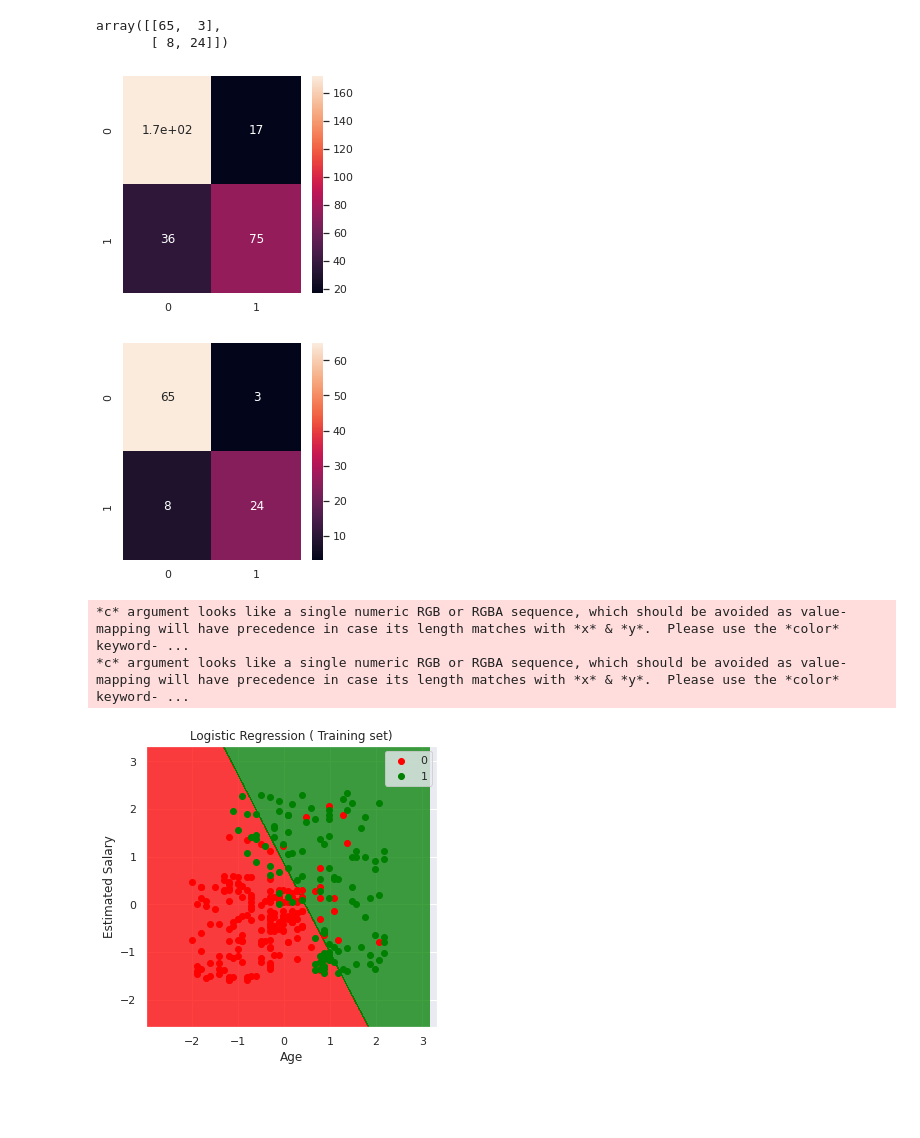
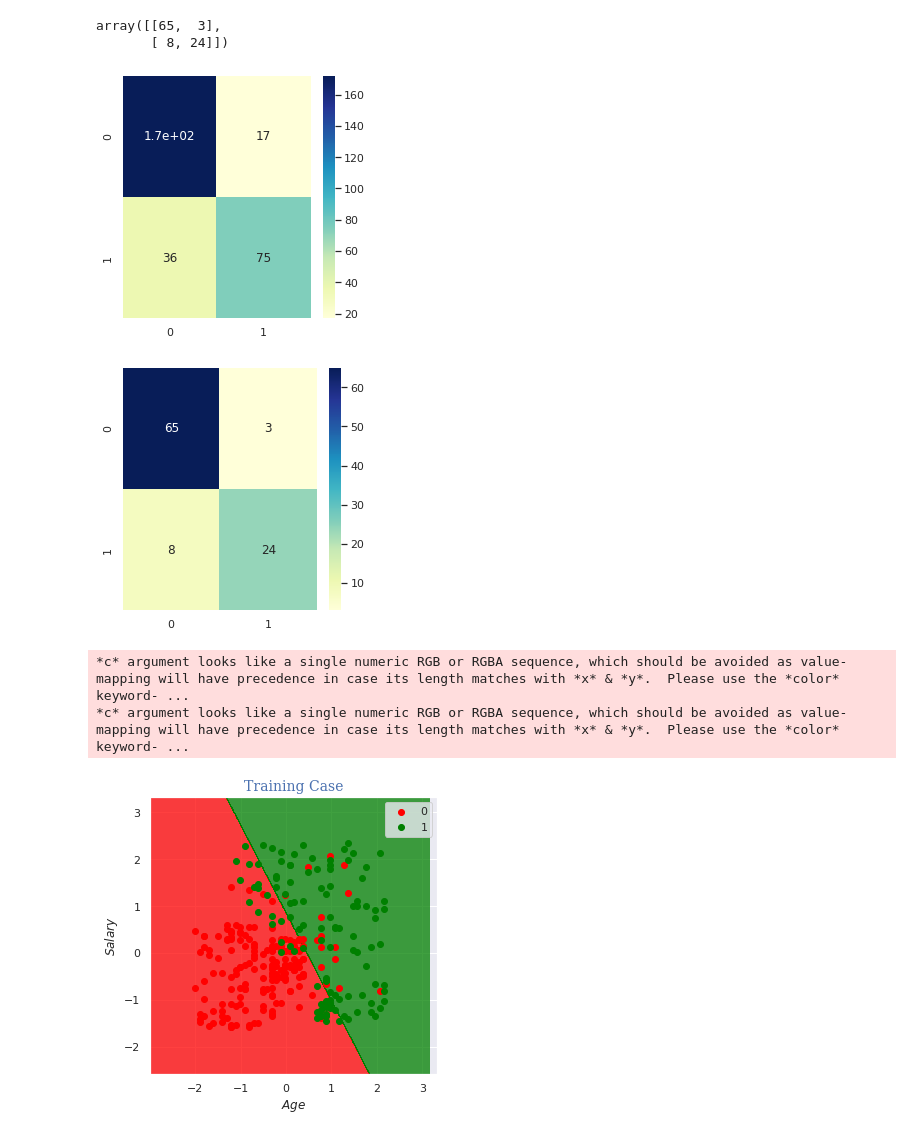
Before and after one commit to asheta66/Machine-Learning-2024, a Jupyter notebook: Logistic Regression/logistic_Regression_A.ipynb, the cells around one changed output. Drawn from its saved outputs; the diff is of its cells as text; code cells hidden in the pictures; blank space fills up the shorter version.

```diff
--- a/Logistic Regression/logistic_Regression_A.ipynb
+++ b/Logistic Regression/logistic_Regression_A.ipynb
@@ -109,17 +109,19 @@ cm2
 array([[65,  3],
        [ 8, 24]])
 # %%
+fig, axs = plt.subplots(figsize=(4, 4), tight_layout=True)
 cm_train = pd.DataFrame(cm1, range(2), range(2))
-sns.heatmap(cm_train, annot=True)
+sns.heatmap(cm_train, annot=True, cmap="YlGnBu")
 plt.show()
 # %% [output]
-[figure, old version]
+[figure, new version]
 # %%
+fig, axs = plt.subplots(figsize=(4, 4), tight_layout=True)
 cm_test = pd.DataFrame(cm2, range(2), range(2))
-sns.heatmap(cm_test, annot=True)
+sns.heatmap(cm_test, annot=True, cmap="YlGnBu")
 plt.show()
 # %% [output]
-[figure, old version]
+[figure, new version]
 # %%
 # Visualising the Training set results
 from matplotlib.colors import ListedColormap
@@ -138,15 +140,15 @@ plt.ylim(X2.min(), X2.max())
 for i, j in enumerate(np.unique(Y_Set)):
     plt.scatter(X_Set[Y_Set == j, 0], X_Set[Y_Set == j,1],
                 c = ListedColormap(('red', 'green'))(i), label = j)
-plt.title('Logistic Regression ( Training set)')
-plt.xlabel('Age')
-plt.ylabel('Estimated Salary')
+plt.title(r'Training Case', fontname= 'serif',fontsize=14, color='b')
+plt.xlabel(r'$ Age $', fontsize=12)
+plt.ylabel(r'$ Salary $', fontsize=12)
 plt.legend()
 plt.show()
 # %% [output]
 *c* argument looks like a single numeric RGB or RGBA sequence, which should be avoided as value-mapping will have precedence in case its length matches with *x* & *y*.  Please use the *color* keyword- ...
 *c* argument looks like a single numeric RGB or RGBA sequence, which should be avoided as value-mapping will have precedence in case its length matches with *x* & *y*.  Please use the *color* keyword- ...
-[figure, old version]
+[figure, new version]
 # %%
 # Visualising the Training set results
 from matplotlib.colors import ListedColormap
```
Also changed, not shown: parts of 1 cell of this notebook.
